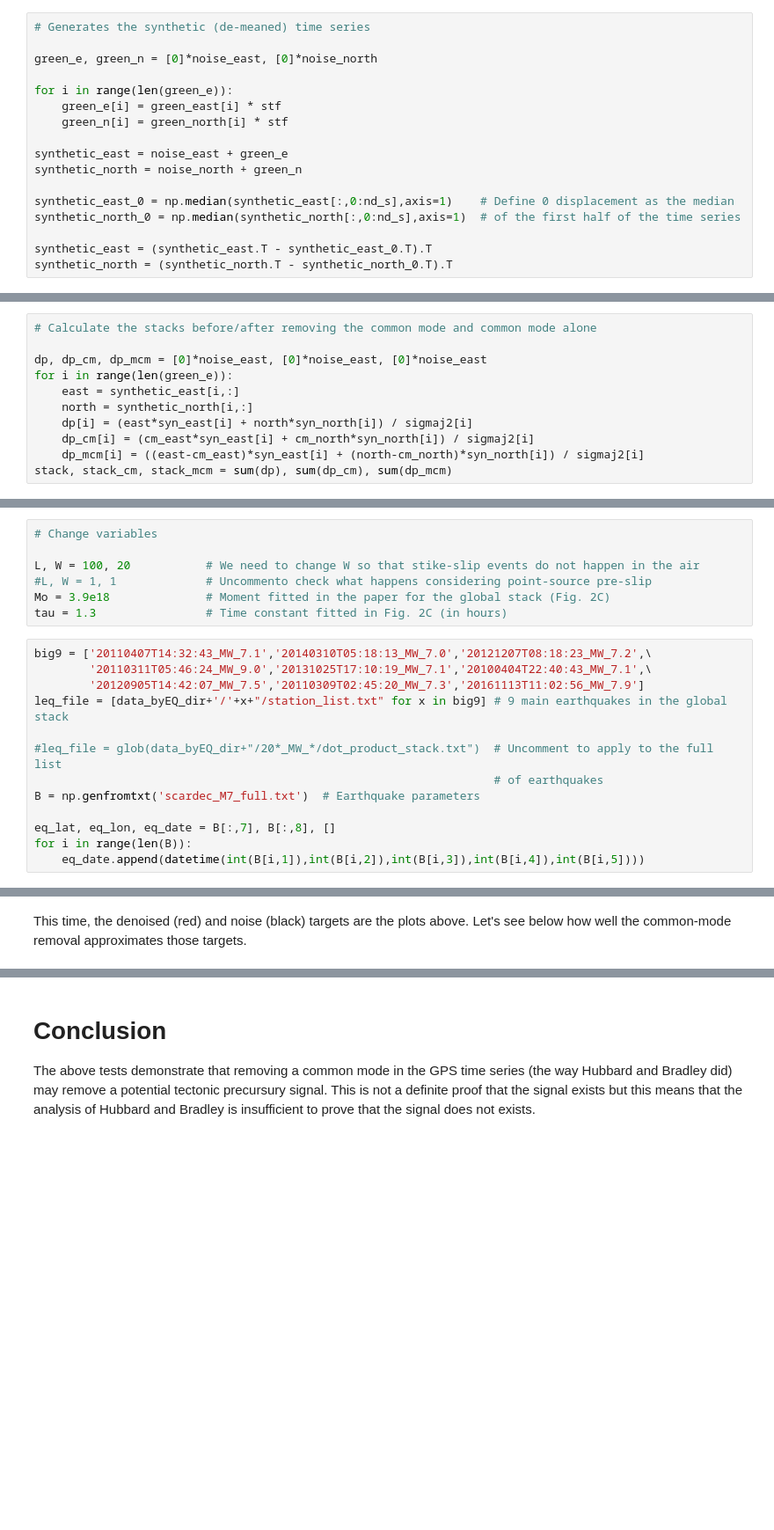
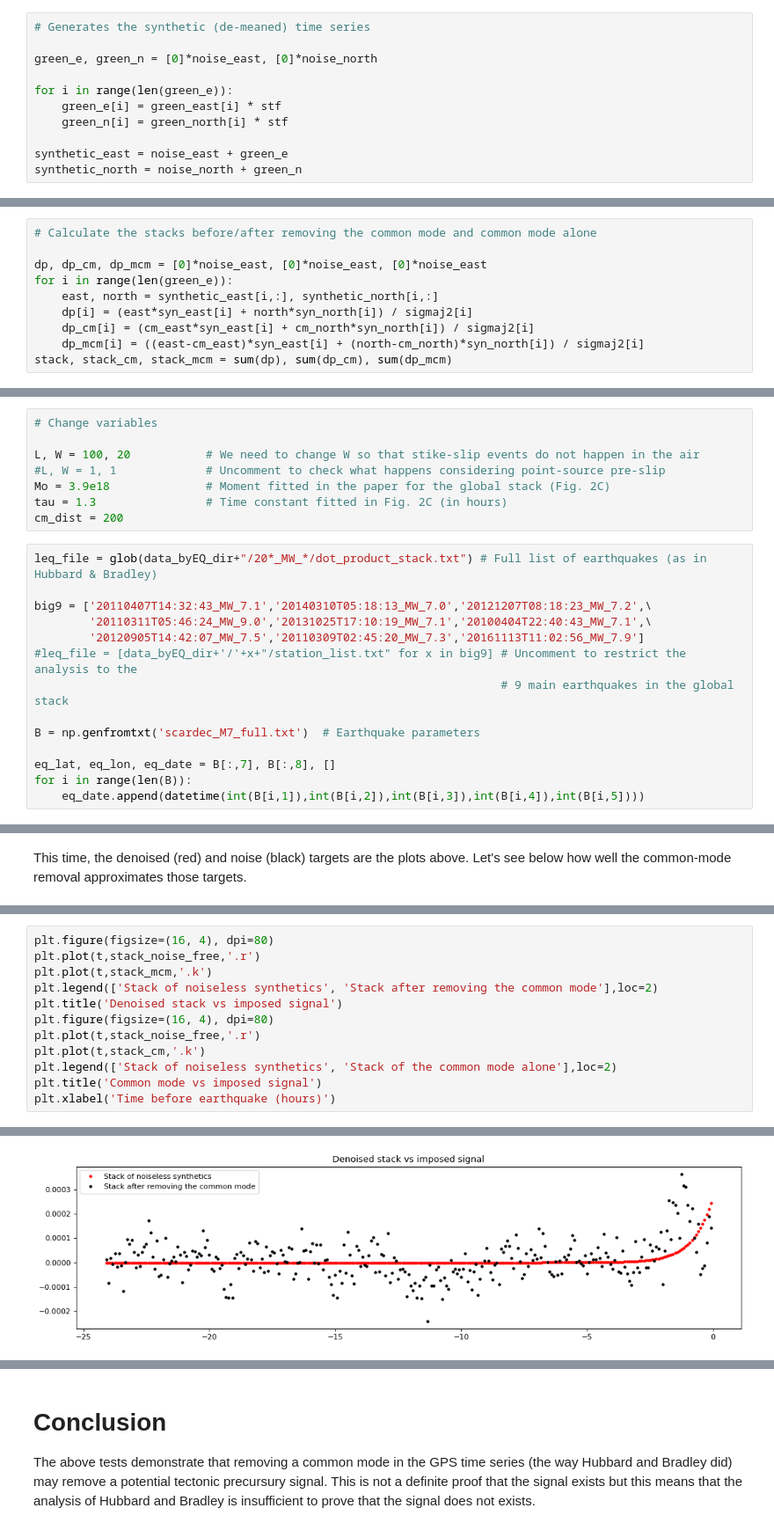
Before and after one commit to QuentinBletery/Science_eLetter_2024, a Jupyter notebook: eLetter1.ipynb, the cells around one changed output, grey strips where cells are left out. Shown at 88% size. Drawn from its saved outputs; the diff is of its cells as text; blank space fills up the shorter version.

```diff
--- a/eLetter1.ipynb
+++ b/eLetter1.ipynb
@@ -225,9 +233,3 @@ for i in range(len(green_e)):
 
 synthetic_east = noise_east + green_e
 synthetic_north = noise_north + green_n
-
-synthetic_east_0 = np.median(synthetic_east[:,0:nd_s],axis=1)    # Define 0 displacement as the median
-synthetic_north_0 = np.median(synthetic_north[:,0:nd_s],axis=1)  # of the first half of the time series
-
-synthetic_east = (synthetic_east.T - synthetic_east_0.T).T
-synthetic_north = (synthetic_north.T - synthetic_north_0.T).T
@@ -242,8 +248,7 @@ cm_north = np.mean(synthetic_north[I,:],axis=0)
 
 dp, dp_cm, dp_mcm = [0]*noise_east, [0]*noise_east, [0]*noise_east
 for i in range(len(green_e)):
-    east = synthetic_east[i,:]
-    north = synthetic_north[i,:]
+    east, north = synthetic_east[i,:], synthetic_north[i,:]
     dp[i] = (east*syn_east[i] + north*syn_north[i]) / sigmaj2[i]
     dp_cm[i] = (cm_east*syn_east[i] + cm_north*syn_north[i]) / sigmaj2[i]
     dp_mcm[i] = ((east-cm_east)*syn_east[i] + (north-cm_north)*syn_north[i]) / sigmaj2[i]
@@ -315,17 +321,19 @@ In the default version of the scripts below, we consider an extended source (100
 # Change variables
 
 L, W = 100, 20           # We need to change W so that stike-slip events do not happen in the air
-#L, W = 1, 1             # Uncommento check what happens considering point-source pre-slip
+#L, W = 1, 1             # Uncomment to check what happens considering point-source pre-slip
 Mo = 3.9e18              # Moment fitted in the paper for the global stack (Fig. 2C)
 tau = 1.3                # Time constant fitted in Fig. 2C (in hours)
+cm_dist = 200
 # %%
+leq_file = glob(data_byEQ_dir+"/20*_MW_*/dot_product_stack.txt") # Full list of earthquakes (as in Hubbard & Bradley)
+
 big9 = ['20110407T14:32:43_MW_7.1','20140310T05:18:13_MW_7.0','20121207T08:18:23_MW_7.2',\
         '20110311T05:46:24_MW_9.0','20131025T17:10:19_MW_7.1','20100404T22:40:43_MW_7.1',\
         '20120905T14:42:07_MW_7.5','20110309T02:45:20_MW_7.3','20161113T11:02:56_MW_7.9']
-leq_file = [data_byEQ_dir+'/'+x+"/station_list.txt" for x in big9] # 9 main earthquakes in the global stack
+#leq_file = [data_byEQ_dir+'/'+x+"/station_list.txt" for x in big9] # Uncomment to restrict the analysis to the
+                                                                    # 9 main earthquakes in the global stack
 
-#leq_file = glob(data_byEQ_dir+"/20*_MW_*/dot_product_stack.txt")  # Uncomment to apply to the full list
-                                                                   # of earthquakes
 B = np.genfromtxt('scardec_M7_full.txt')  # Earthquake parameters
 
 eq_lat, eq_lon, eq_date = B[:,7], B[:,8], []
@@ -458,0 +458,13 @@ As for the Tohoku case, we see that the common-mode denoising procedure performs
+# %%
+plt.figure(figsize=(16, 4), dpi=80)
+plt.plot(t,stack_noise_free,'.r')
+plt.plot(t,stack_mcm,'.k')
+plt.legend(['Stack of noiseless synthetics', 'Stack after removing the common mode'],loc=2)
+plt.title('Denoised stack vs imposed signal')
+plt.figure(figsize=(16, 4), dpi=80)
+plt.plot(t,stack_noise_free,'.r')
+plt.plot(t,stack_cm,'.k')
+plt.legend(['Stack of noiseless synthetics', 'Stack of the common mode alone'],loc=2)
+plt.title('Common mode vs imposed signal')
+plt.xlabel('Time before earthquake (hours)')
+# %% [output]
@@ -458,0 +472 @@ As for the Tohoku case, we see that the common-mode denoising procedure performs
+[figure, added]
```
Also changed, not shown: parts of 23 cells of this notebook.
